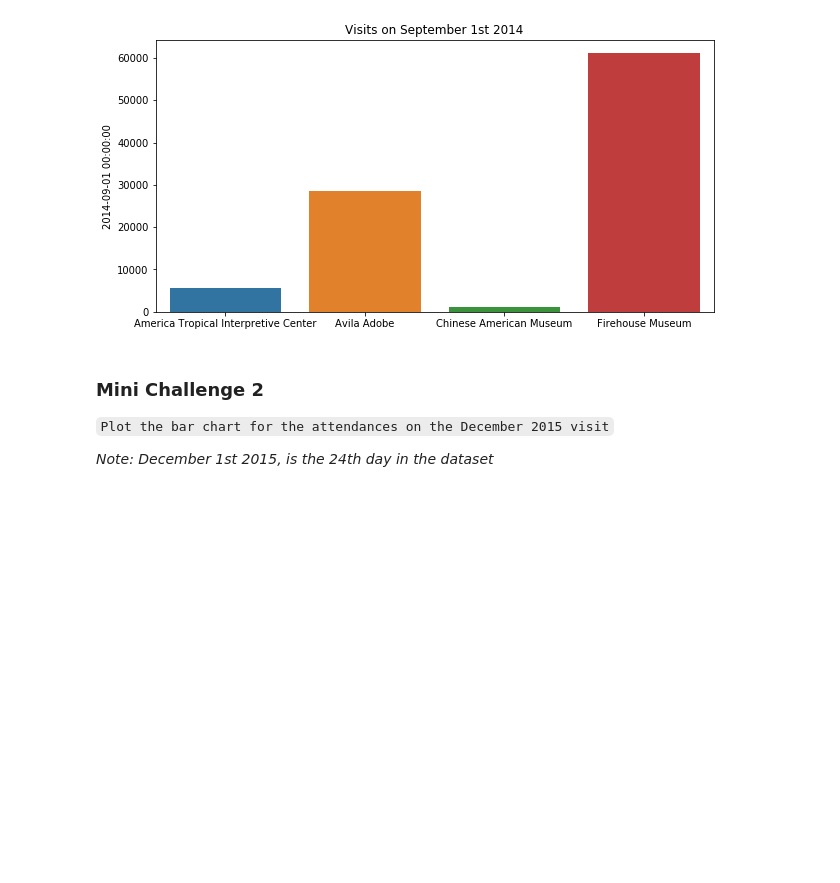
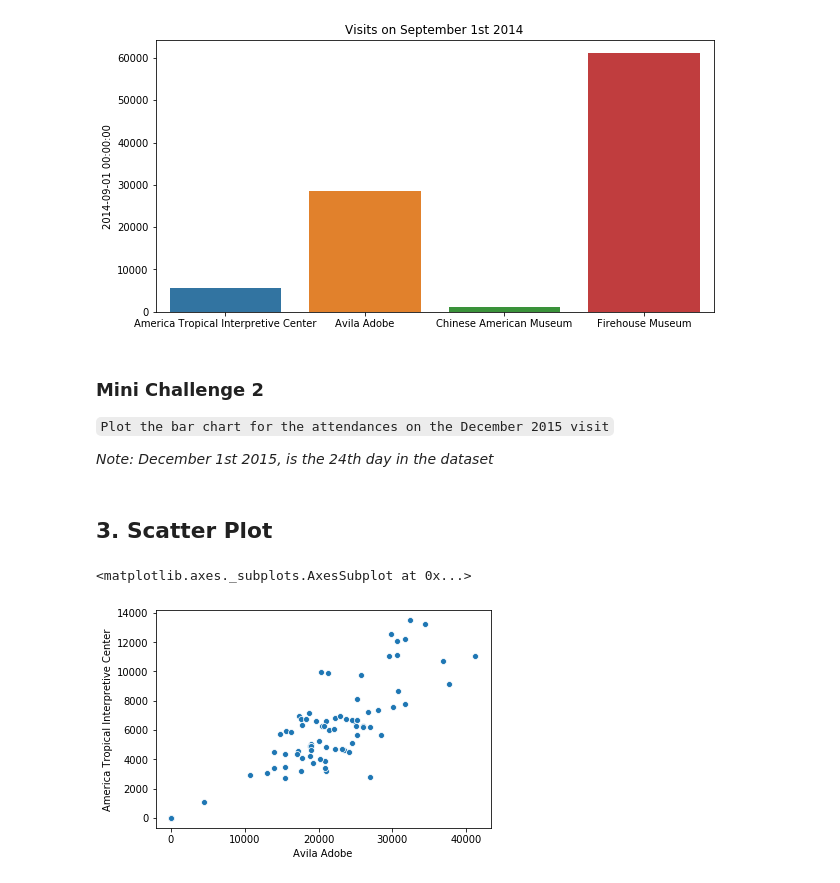
Before and after one commit to yawsonsamuel320/DSC-Data-Science-Track, a Jupyter notebook: Libraries in Data Science/Visualization Libraries/Seaborn and Matplotlib.ipynb, the cells around one changed output. Drawn from its saved outputs; the diff is of its cells as text; code cells hidden in the pictures; blank space fills up the shorter version.

Commit message:
added scatter plots to visualization libraries

```diff
--- a/Libraries in Data Science/Visualization Libraries/Seaborn and Matplotlib.ipynb
+++ b/Libraries in Data Science/Visualization Libraries/Seaborn and Matplotlib.ipynb
@@ -216,3 +216,12 @@ plt.show()
 *Note: December 1st 2015,  is the 24th day in the dataset*
 # %%
 # Enter code here
+# %% [markdown]
+## 3. Scatter Plot
+# %%
+# We'll create a scatter plot showing the relationship between the visitations at two museums
+# Let's try that for Avila Adobe and America Tropical Interactive Center
+sns.scatterplot(x=museums_df["Avila Adobe"], y=museums_df["America Tropical Interpretive Center"])
+# %% [output]
+<matplotlib.axes._subplots.AxesSubplot at 0x...>
+[figure, added]
```
Also changed, not shown: parts of 4 cells of this notebook, 1 other file.
